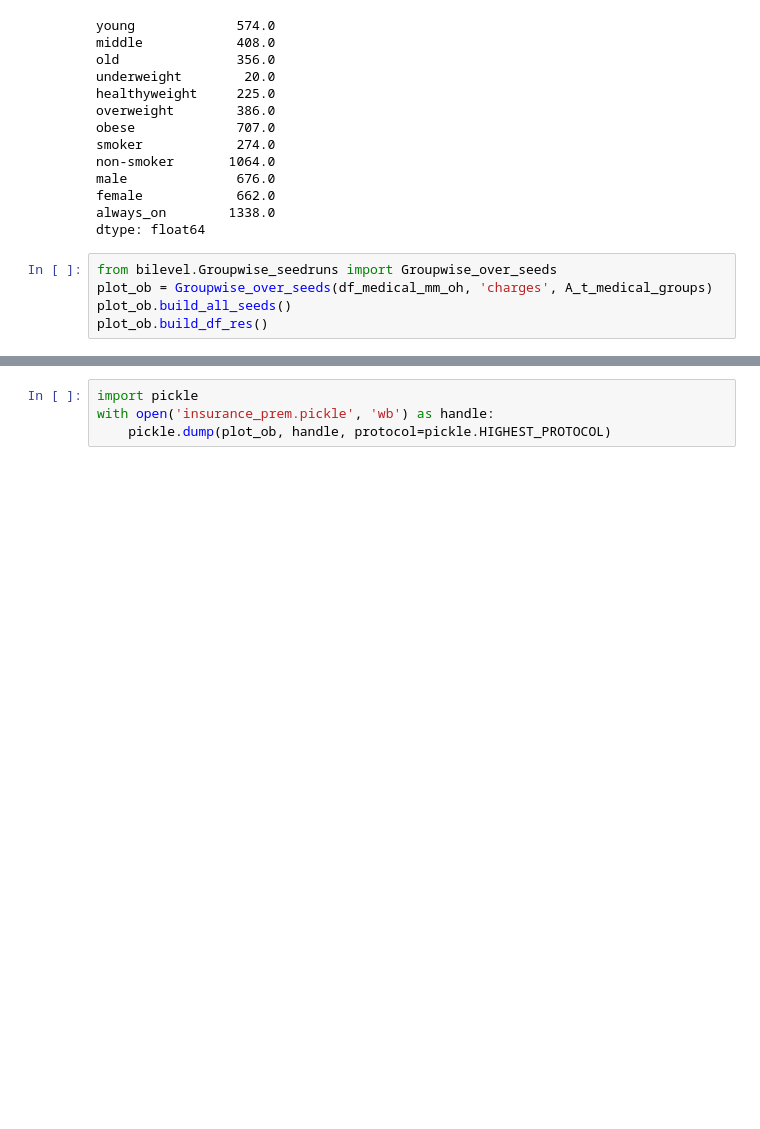
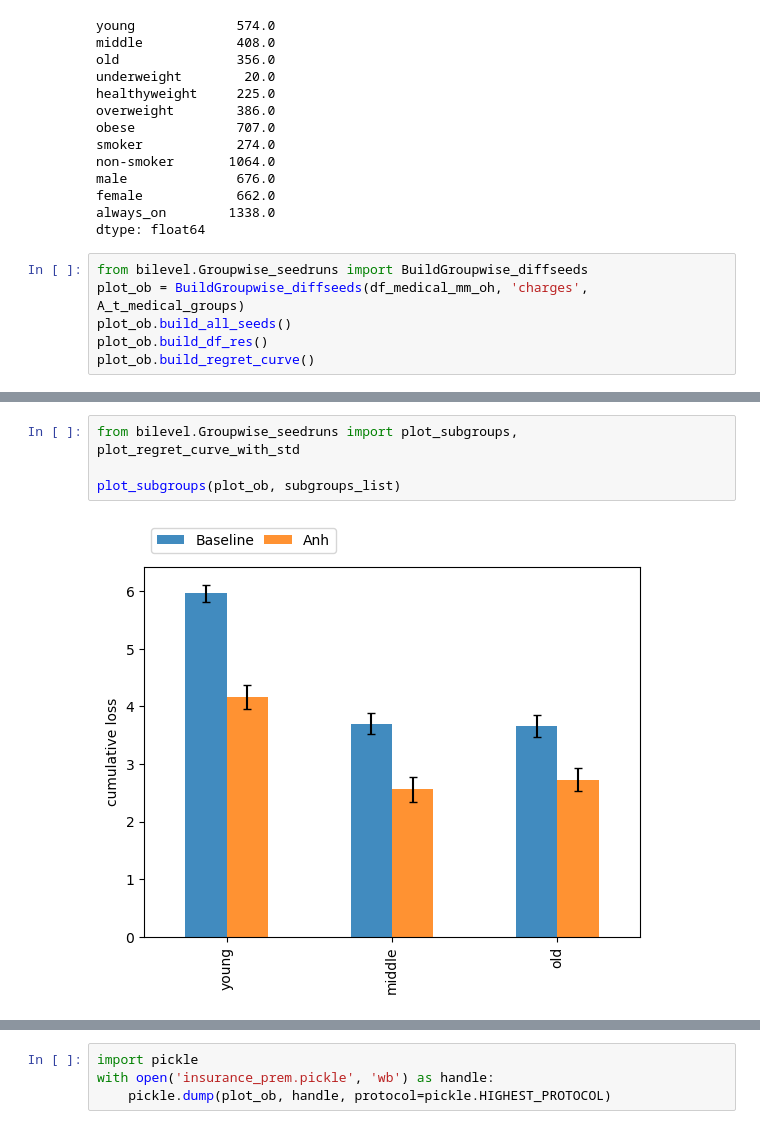
Before and after one commit to krishnacharya/multidecomp, a Jupyter notebook: iclr_res/groupwise_insurancepremium.ipynb, the cells around one changed output, grey strips where cells are left out. Cells and saved outputs as stored; diff of their text form; blank space fills up the shorter version.

Commit message:
seperates plotting from building results

```diff
--- a/iclr_res/groupwise_insurancepremium.ipynb
+++ b/iclr_res/groupwise_insurancepremium.ipynb
@@ -59,10 +59,11 @@ female            662.0
 always_on        1338.0
 dtype: float64
 # %%
-from bilevel.Groupwise_seedruns import Groupwise_over_seeds
-plot_ob = Groupwise_over_seeds(df_medical_mm_oh, 'charges', A_t_medical_groups)
+from bilevel.Groupwise_seedruns import BuildGroupwise_diffseeds
+plot_ob = BuildGroupwise_diffseeds(df_medical_mm_oh, 'charges', A_t_medical_groups)
 plot_ob.build_all_seeds()
 plot_ob.build_df_res()
+plot_ob.build_regret_curve()
 # %%
 subgroups_list = [['young', 'middle', 'old'], ['underweight', 'healthyweight', 'overweight',
        'obese'], ['smoker', 'non-smoker'], ['male', 'female'], ['always_on']]
@@ -93,0 +70,6 @@ overweight 386
+# %%
+from bilevel.Groupwise_seedruns import plot_subgroups, plot_regret_curve_with_std
+
+plot_subgroups(plot_ob, subgroups_list)
+# %% [output]
+[figure, added]
```
Also changed, not shown: parts of 11 cells of this notebook, 2 other files.
